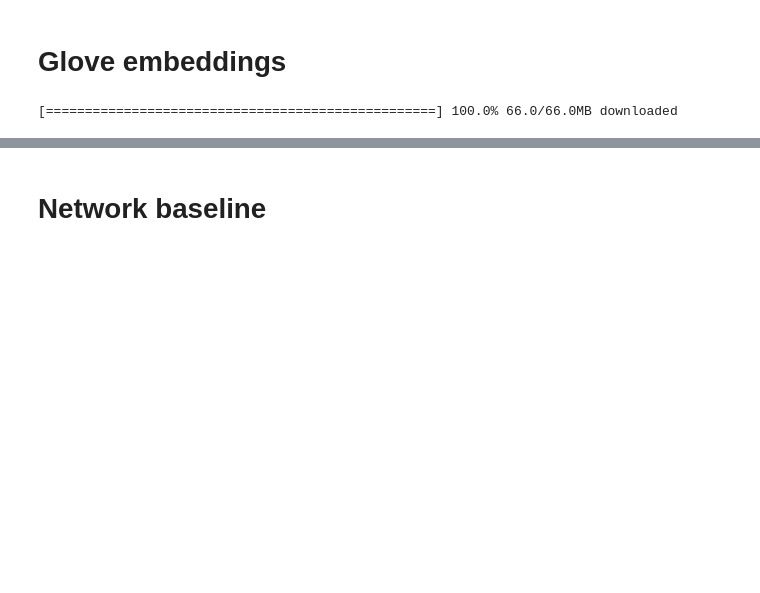
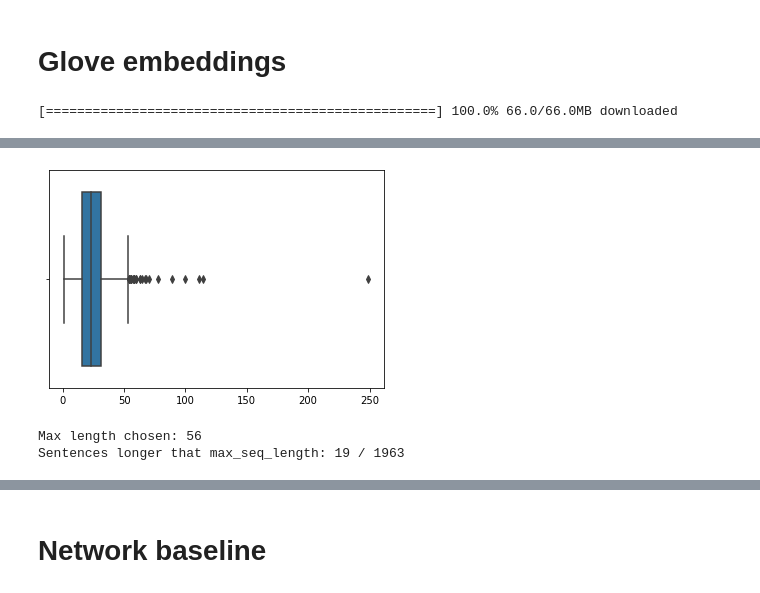
Before and after one commit to Simone999/nlp_assignment1, a Jupyter notebook: assignment1.ipynb, the cells around one changed output, grey strips where cells are left out. Cells and saved outputs as stored; diff of their text form; code cells hidden in the pictures; blank space fills up the shorter version.

```diff
--- a/assignment1.ipynb
+++ b/assignment1.ipynb
@@ -306,0 +392,6 @@ embedding_matrix.as_numpy().shape
+# %%
+def get_lengths(x: List[List]):
+  return np.array([len(seq) for seq in x])
+
+lengths = get_lengths(train_set.sentence)
+pd.Series(lengths).describe()
@@ -307 +408,12 @@ embedding_matrix.as_numpy().shape
+# %%
+sns.boxplot(x=lengths);
+# %% [output]
+[figure, added]
+# %%
+max_seq_length = int(np.quantile(lengths, .99))
+print('Max length chosen:', max_seq_length)
+print('Sentences longer that max_seq_length:', np.count_nonzero(lengths > max_seq_length), '/', len(lengths))
+# %% [output]
+Max length chosen: 56
+Sentences longer that max_seq_length: 19 / 1963
 # %%
```
Also changed, not shown: parts of 56 cells of this notebook.
